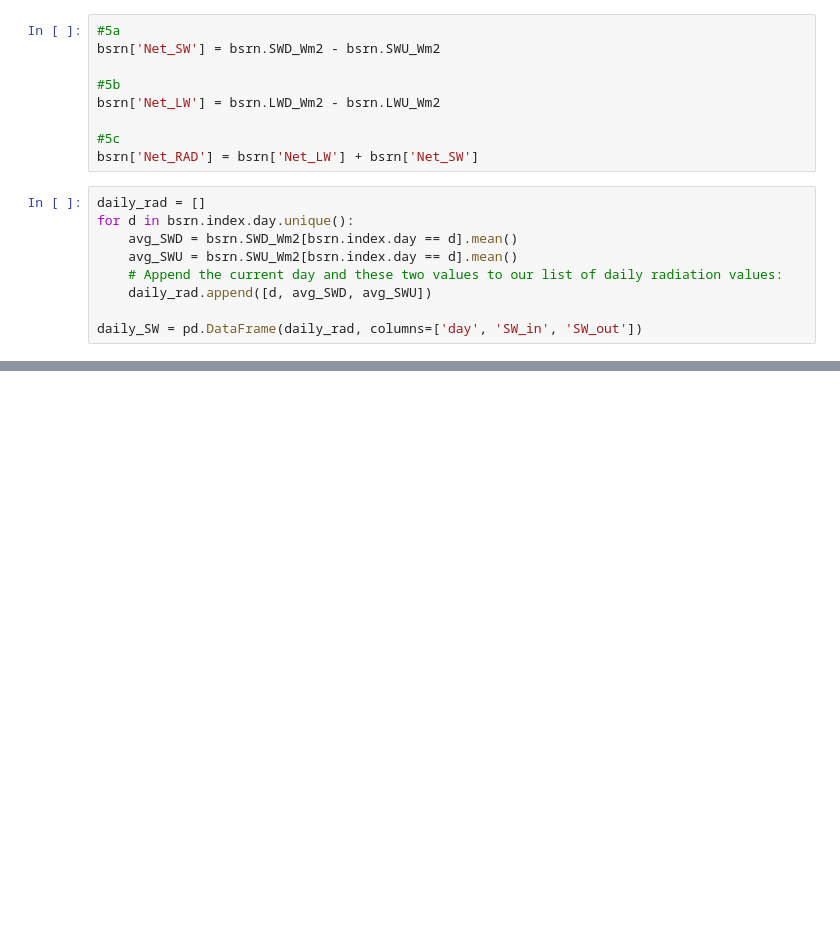
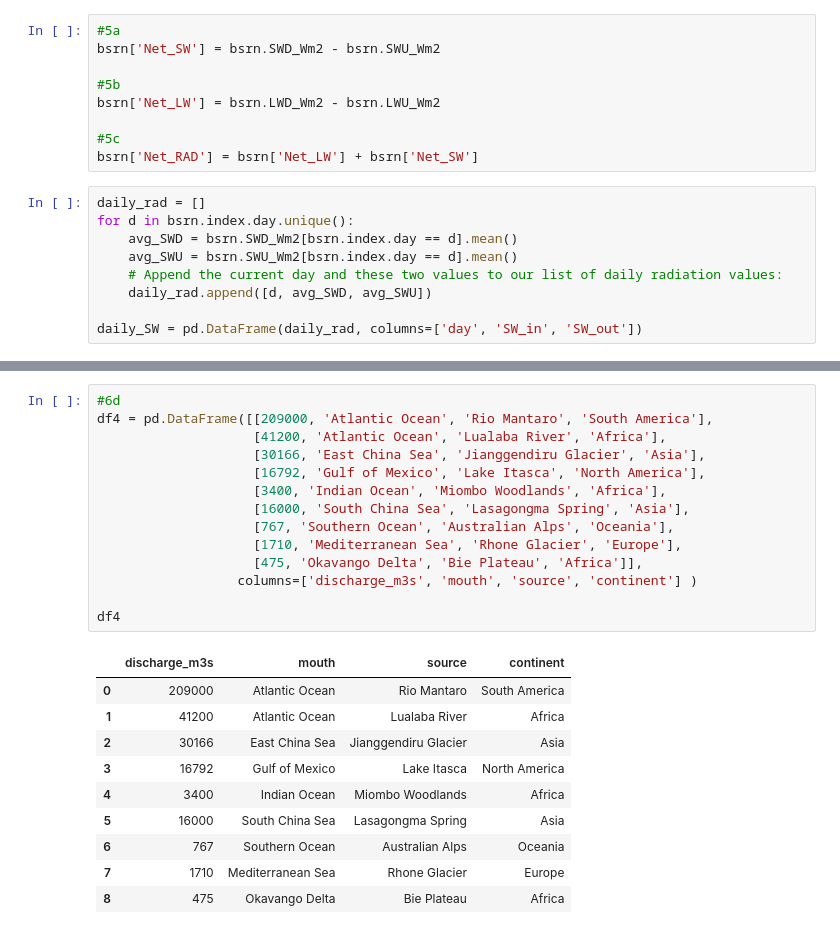
Before and after one commit to dianaxnav/eds217-practice-4-1-pandas_dn, a Jupyter notebook: nbs/practice_4-1_pandas.ipynb, the cells around one changed output, grey strips where cells are left out. Drawn from its saved outputs; the diff is of its cells as text; blank space fills up the shorter version.

```diff
--- a/nbs/practice_4-1_pandas.ipynb
+++ b/nbs/practice_4-1_pandas.ipynb
@@ -122,0 +193,25 @@ daily_SW = pd.DataFrame(daily_rad, columns=['day', 'SW_in', 'SW_out'])
+# %%
+#6d
+df4 = pd.DataFrame([[209000, 'Atlantic Ocean', 'Rio Mantaro', 'South America'],
+                    [41200, 'Atlantic Ocean', 'Lualaba River', 'Africa'],
+                    [30166, 'East China Sea', 'Jianggendiru Glacier', 'Asia'],
+                    [16792, 'Gulf of Mexico', 'Lake Itasca', 'North America'],
+                    [3400, 'Indian Ocean', 'Miombo Woodlands', 'Africa'],
+                    [16000, 'South China Sea', 'Lasagongma Spring', 'Asia'],
+                    [767, 'Southern Ocean', 'Australian Alps', 'Oceania'],
+                    [1710, 'Mediterranean Sea', 'Rhone Glacier', 'Europe'],
+                    [475, 'Okavango Delta', 'Bie Plateau', 'Africa']],
+                  columns=['discharge_m3s', 'mouth', 'source', 'continent'] )
+
+df4
+# %% [output]
+|  | discharge_m3s | mouth | source | continent |
+| 0 | 209000 | Atlantic Ocean | Rio Mantaro | South America |
+| 1 | 41200 | Atlantic Ocean | Lualaba River | Africa |
+| 2 | 30166 | East China Sea | Jianggendiru Glacier | Asia |
+| 3 | 16792 | Gulf of Mexico | Lake Itasca | North America |
+| 4 | 3400 | Indian Ocean | Miombo Woodlands | Africa |
+| 5 | 16000 | South China Sea | Lasagongma Spring | Asia |
+| 6 | 767 | Southern Ocean | Australian Alps | Oceania |
+| 7 | 1710 | Mediterranean Sea | Rhone Glacier | Europe |
+| 8 | 475 | Okavango Delta | Bie Plateau | Africa |
```
Also changed, not shown: parts of 7 cells of this notebook, 1 other file.
